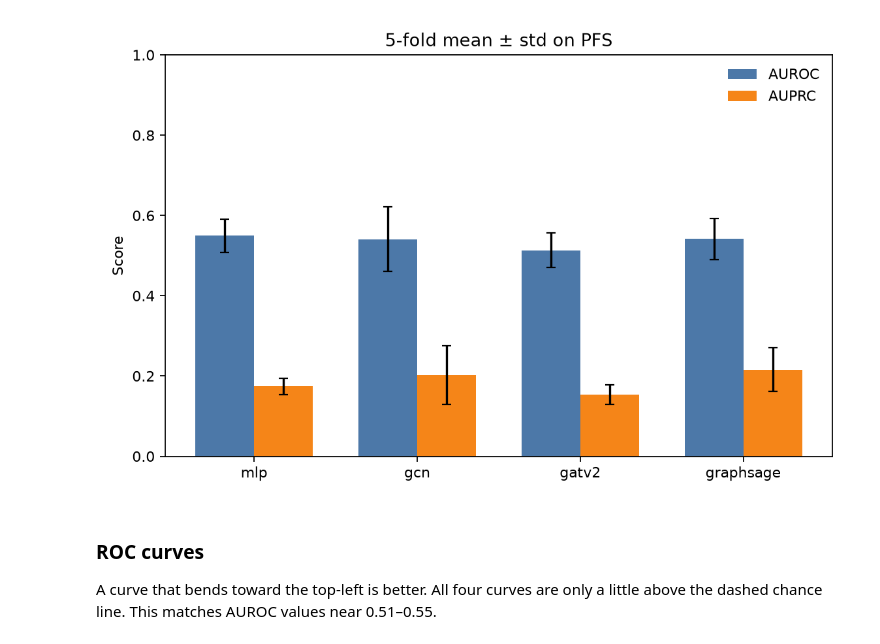
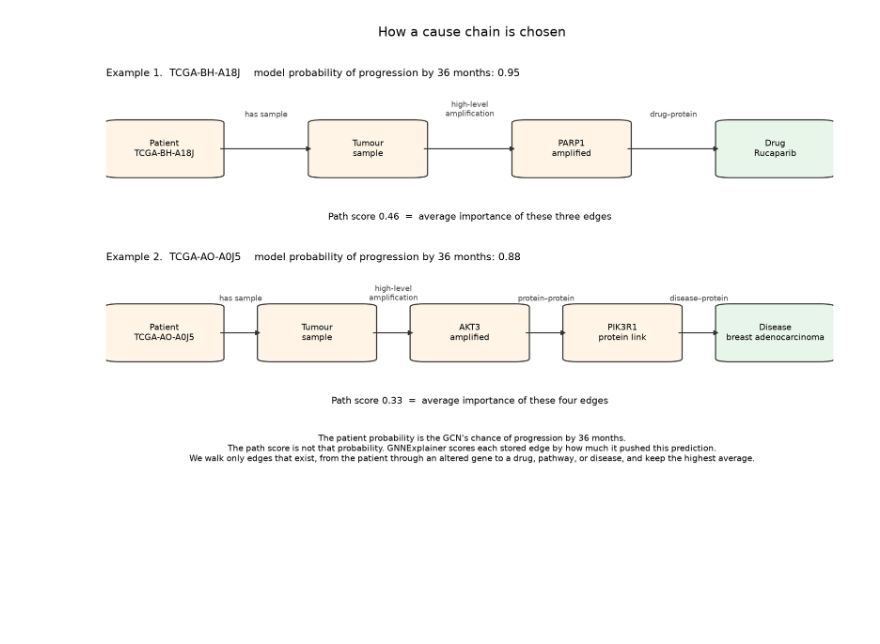
Before and after one commit to shauryasf/primekg-patient-reasoning, a Jupyter notebook: notebooks/recurrence_gnn_milestone_demonstration.ipynb, the cells around one changed output. Cells and saved outputs as stored; diff of their text form; code cells hidden in the pictures; blank space fills up the shorter version.

```diff
--- a/notebooks/recurrence_gnn_milestone_demonstration.ipynb
+++ b/notebooks/recurrence_gnn_milestone_demonstration.ipynb
@@ -196,9 +67,5 @@ Blue is AUROC, orange is AUPRC. GraphSAGE has the tallest AUPRC bar. The MLP's A
 # %%
-from IPython.display import Image
-Image('../outputs/gnn_benchmark/comparison_bars.png')
+from IPython.display import Image, display
+display(Image('outputs/gnn_benchmark_36m/cause_chains.png'))
 # %% [output]
-[figure, old version]
+[figure, new version]
-# %% [markdown]
-### ROC curves
-
-A curve that bends toward the top-left is better. All four curves are only a little above the dashed chance line. This matches AUROC values near 0.51–0.55.
```
Also changed, not shown: parts of 25 cells of this notebook, 6 other files.
